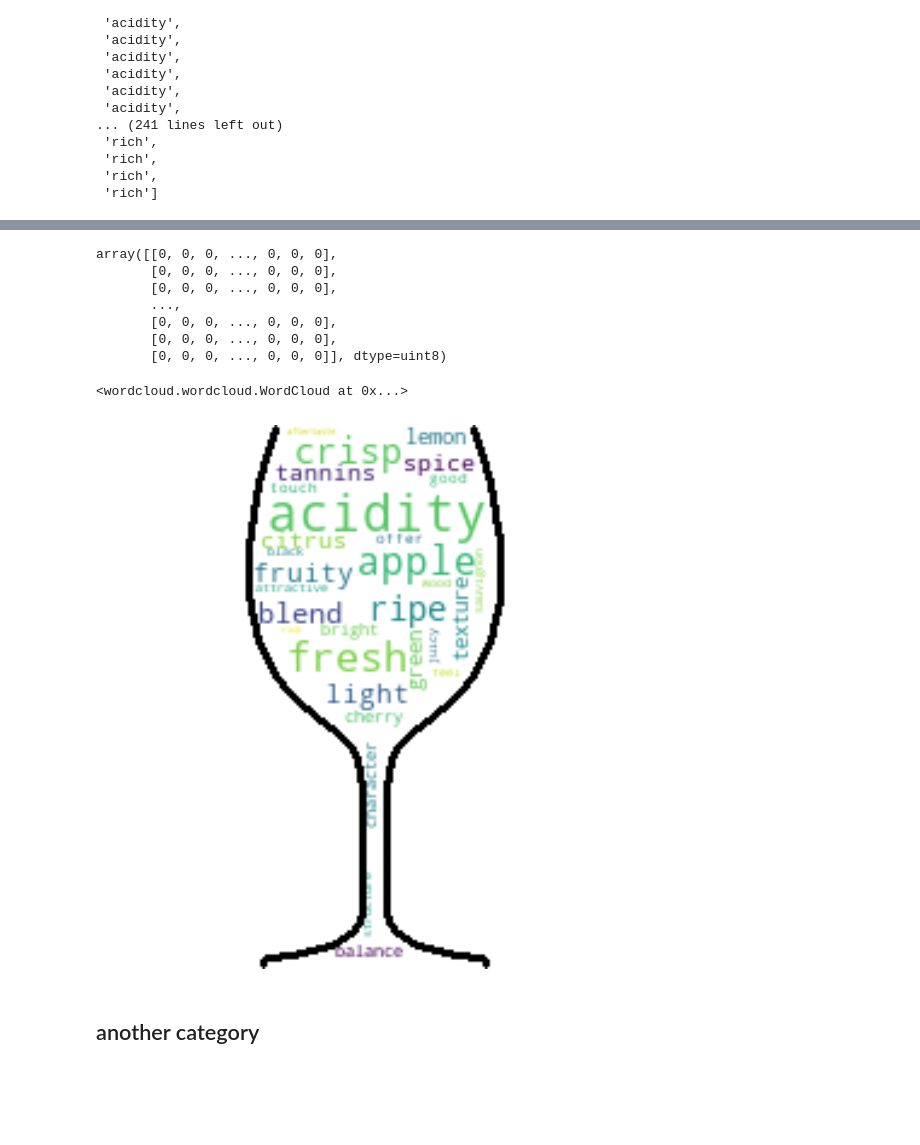
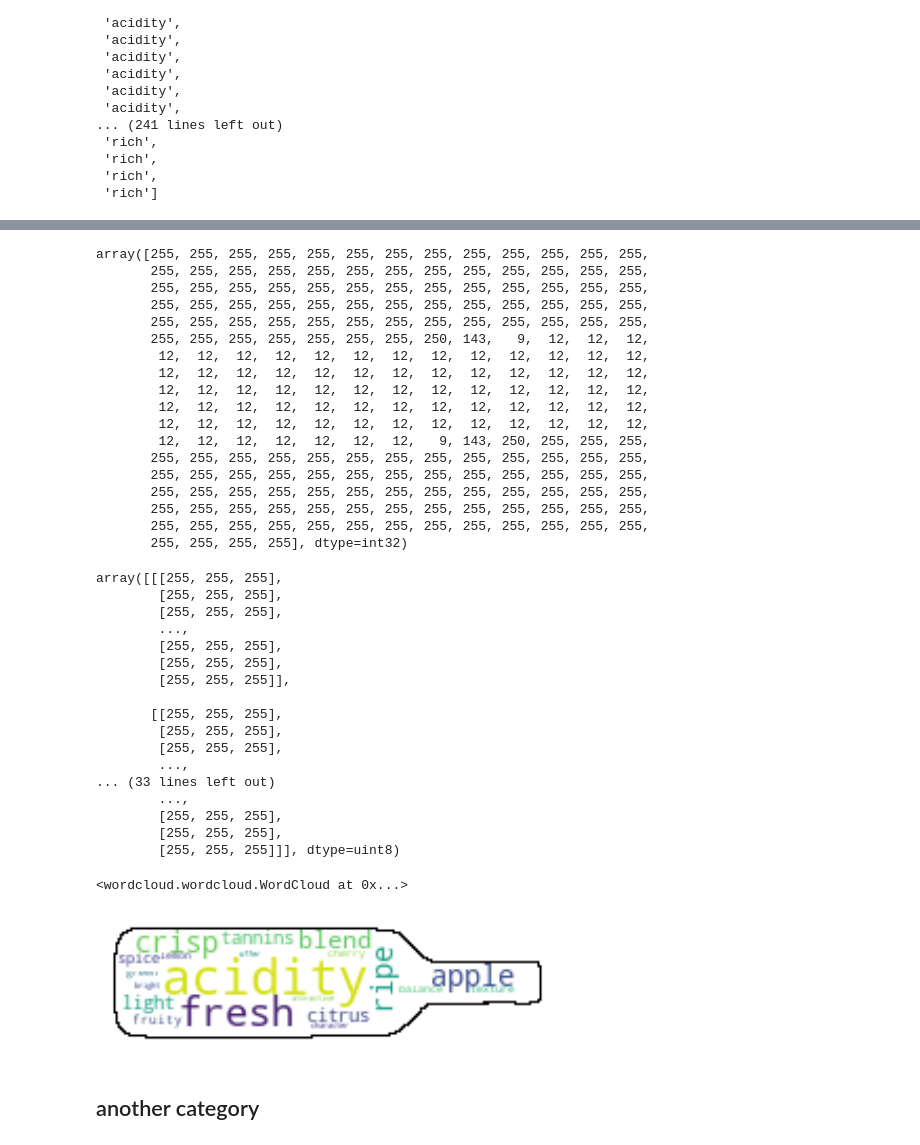
Before and after one commit to vanessapolliard/which-wine, a Jupyter notebook: notebooks/data_exploration.ipynb, the cells around one changed output, grey strips where cells are left out. Saved outputs shown, nothing was run; the diff lists cells and outputs as text; code cells hidden in the pictures; blank space fills up the shorter version.

```diff
--- a/notebooks/data_exploration.ipynb
+++ b/notebooks/data_exploration.ipynb
@@ -1009,5 +1013,5 @@ def transform_format(val):
 # %%
-wine_mask = np.array(Image.open("../images/wineglass.png"))
+wine_mask = np.array(Image.open("../images/bottles2.png"))
 # %%
 transformed_wine_mask = np.ndarray((wine_mask.shape[0],wine_mask.shape[1]), np.int32)
 
@@ -1016,28 +1042,59 @@ for i in range(len(wine_mask)):
+# %%
+transformed_wine_mask[0]
+# %% [output]
+array([255, 255, 255, 255, 255, 255, 255, 255, 255, 255, 255, 255, 255,
+       255, 255, 255, 255, 255, 255, 255, 255, 255, 255, 255, 255, 255,
+       255, 255, 255, 255, 255, 255, 255, 255, 255, 255, 255, 255, 255,
+       255, 255, 255, 255, 255, 255, 255, 255, 255, 255, 255, 255, 255,
+       255, 255, 255, 255, 255, 255, 255, 255, 255, 255, 255, 255, 255,
+       255, 255, 255, 255, 255, 255, 255, 250, 143,   9,  12,  12,  12,
+        12,  12,  12,  12,  12,  12,  12,  12,  12,  12,  12,  12,  12,
+        12,  12,  12,  12,  12,  12,  12,  12,  12,  12,  12,  12,  12,
+        12,  12,  12,  12,  12,  12,  12,  12,  12,  12,  12,  12,  12,
+        12,  12,  12,  12,  12,  12,  12,  12,  12,  12,  12,  12,  12,
+        12,  12,  12,  12,  12,  12,  12,  12,  12,  12,  12,  12,  12,
+        12,  12,  12,  12,  12,  12,  12,   9, 143, 250, 255, 255, 255,
+       255, 255, 255, 255, 255, 255, 255, 255, 255, 255, 255, 255, 255,
+       255, 255, 255, 255, 255, 255, 255, 255, 255, 255, 255, 255, 255,
+       255, 255, 255, 255, 255, 255, 255, 255, 255, 255, 255, 255, 255,
+       255, 255, 255, 255, 255, 255, 255, 255, 255, 255, 255, 255, 255,
+       255, 255, 255, 255, 255, 255, 255, 255, 255, 255, 255, 255, 255,
+       255, 255, 255, 255], dtype=int32)
 # %%
 wine_mask
 # %% [output]
-array([[0, 0, 0, ..., 0, 0, 0],
-       [0, 0, 0, ..., 0, 0, 0],
-       [0, 0, 0, ..., 0, 0, 0],
-       ...,
-       [0, 0, 0, ..., 0, 0, 0],
-       [0, 0, 0, ..., 0, 0, 0],
-       [0, 0, 0, ..., 0, 0, 0]], dtype=uint8)
+array([[[255, 255, 255],
+        [255, 255, 255],
+        [255, 255, 255],
+        ...,
+        [255, 255, 255],
+        [255, 255, 255],
+        [255, 255, 255]],
+
+       [[255, 255, 255],
+        [255, 255, 255],
+        [255, 255, 255],
+        ...,
+... (33 lines left out)
+        ...,
+        [255, 255, 255],
+        [255, 255, 255],
+        [255, 255, 255]]], dtype=uint8)
 # %%
-wc = WordCloud(background_color="white", max_words=50, mask=transformed_wine_mask,
-               stopwords=stop_words, contour_width=3, contour_color='black')
+wc = WordCloud(background_color="white", max_words=20, mask=wine_mask,
+               stopwords=stop, contour_width=1, contour_color='black')
 
 # Generate a wordcloud
 wc.generate(freq_str)
 # %% [output]
 <wordcloud.wordcloud.WordCloud at 0x...>
 # %%
-plt.figure(figsize=[20,10])
+plt.figure(figsize=[8,5])
 plt.imshow(wc, interpolation='bilinear')
 plt.axis("off")
 plt.show()
 # %% [output]
-[figure, old version]
+[figure, new version]
 # %% [markdown]
 ## another category
 # %%
```
Also changed, not shown: parts of 12 cells of this notebook, 7 other files.
